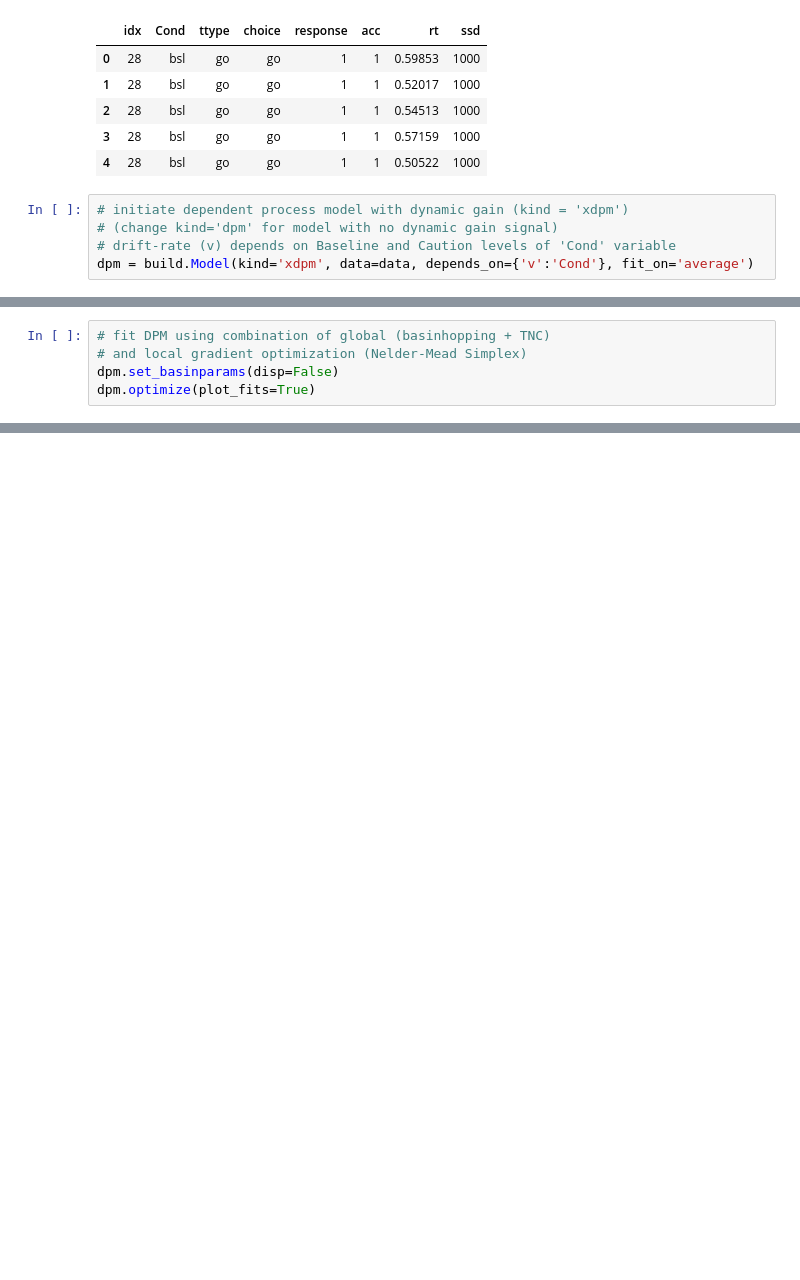
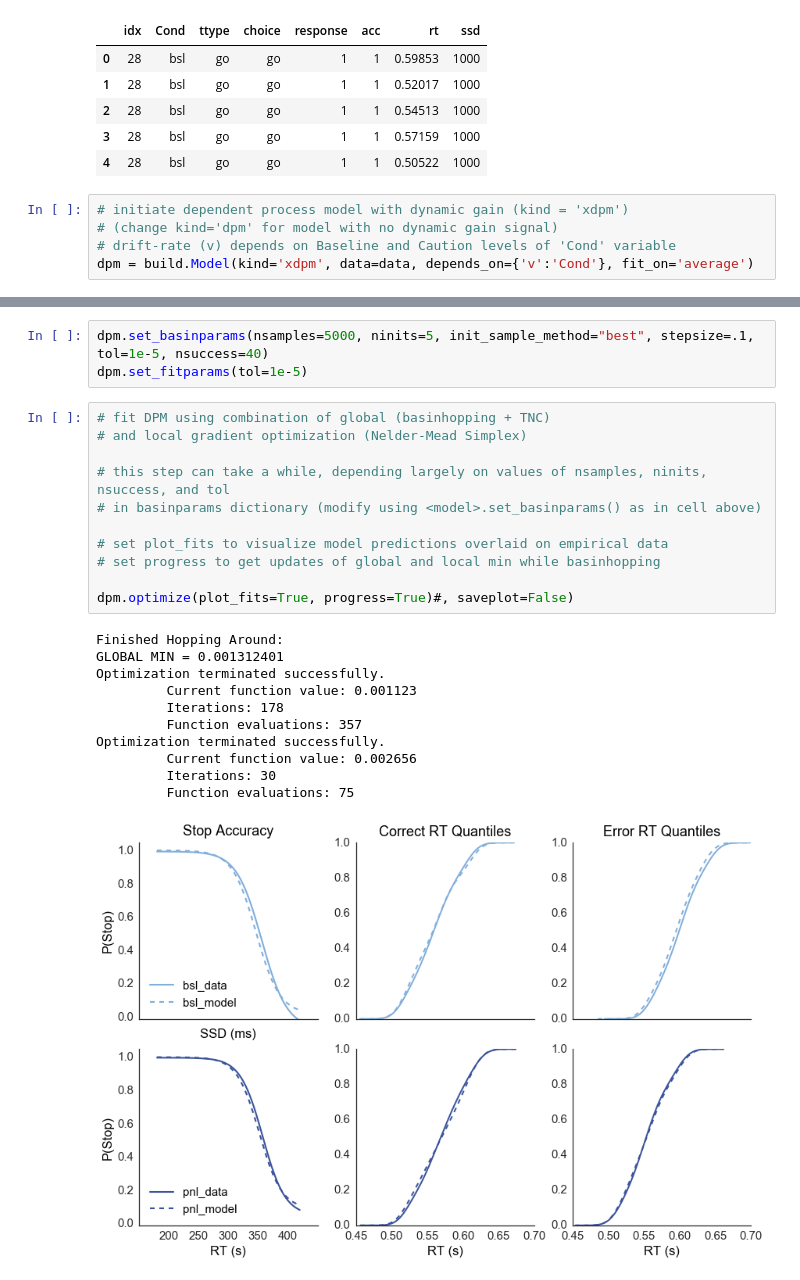
Before and after one commit to CoAxLab/radd, a Jupyter notebook: index.ipynb, the cells around one changed output, grey strips where cells are left out. Cells and saved outputs as stored; diff of their text form; blank space fills up the shorter version.

```diff
--- a/index.ipynb
+++ b/index.ipynb
@@ -53,5 +40,0 @@ dpm.observedDF.head()
-# %%
-# fit DPM using combination of global (basinhopping + TNC)
-# and local gradient optimization (Nelder-Mead Simplex)
-dpm.set_basinparams(disp=False)
-dpm.optimize(plot_fits=True)
@@ -71,2 +75,28 @@ Optimization terminated successfully.
+# %%
+dpm.set_basinparams(nsamples=5000, ninits=5, init_sample_method="best", stepsize=.1, tol=1e-5, nsuccess=40)
+dpm.set_fitparams(tol=1e-5)
+# %%
+# fit DPM using combination of global (basinhopping + TNC)
+# and local gradient optimization (Nelder-Mead Simplex)
+
+# this step can take a while, depending largely on values of nsamples, ninits, nsuccess, and tol
+# in basinparams dictionary (modify using <model>.set_basinparams() as in cell above)
+
+# set plot_fits to visualize model predictions overlaid on empirical data
+# set progress to get updates of global and local min while basinhopping
+
+dpm.optimize(plot_fits=True, progress=True)#, saveplot=False)
+# %% [output]
+Finished Hopping Around:
+GLOBAL MIN = 0.001312401
+Optimization terminated successfully.
+         Current function value: 0.001123
+         Iterations: 178
+         Function evaluations: 357
+Optimization terminated successfully.
+         Current function value: 0.002656
+         Iterations: 30
+         Function evaluations: 75
+[figure, added]
 # %% [markdown]
 ## Examine fits
```
Also changed, not shown: parts of 16 cells of this notebook, 12 other files.
